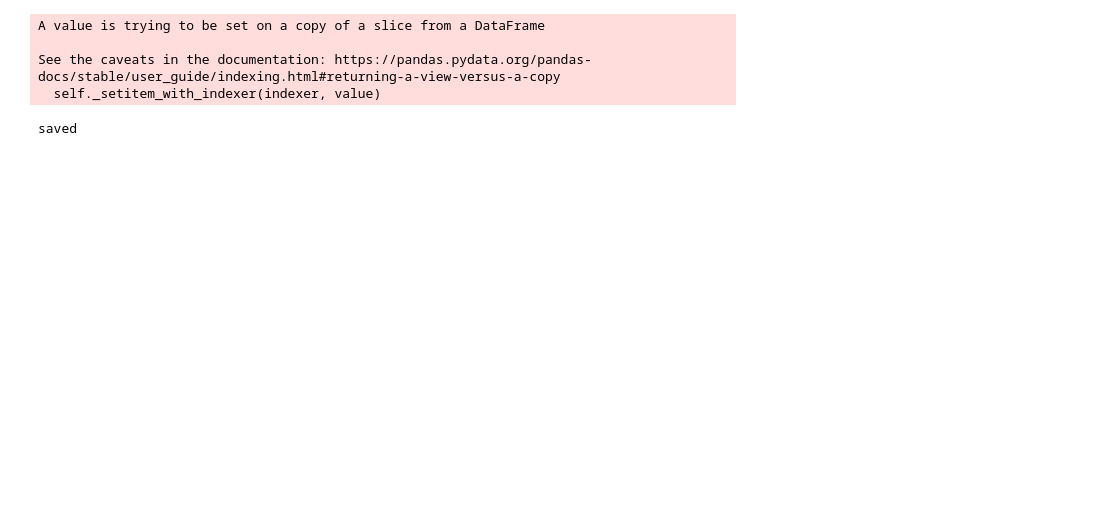
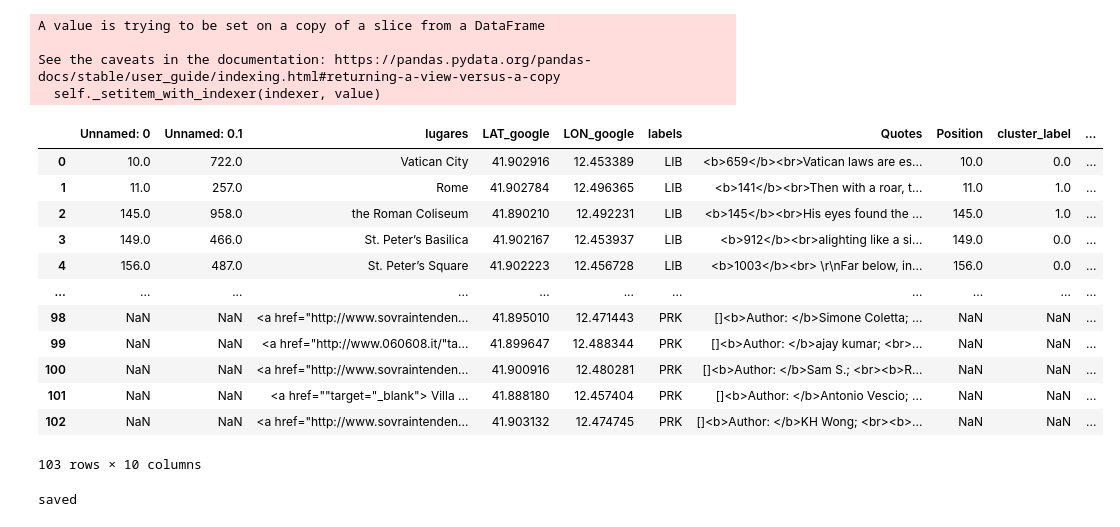
Before and after one commit to pjwork00/ProjectWork, a Jupyter notebook: back-end-python/src/Path_time_API.ipynb, the cells around one changed output. Drawn from its saved outputs; the diff is of its cells as text; code cells hidden in the pictures; blank space fills up the shorter version.

```diff
--- a/back-end-python/src/Path_time_API.ipynb
+++ b/back-end-python/src/Path_time_API.ipynb
@@ -145,3 +188,8 @@ POIs_ext=GetPOIs(api_key, location_med, Points[2], days, CLT, NAT, REC, SPEED)
+# %%
+frames = [POIs_ext, POIs_ext_2,POIs_ext_3, POIs_ext_4]
+POIs_all=pd.concat(frames)
+# %%
+POIs_all=POIs_all.reset_index(drop=True)
 # %%
 Hotels.index[1]
 # %% [output]
@@ -233,10 +300,11 @@ def add_POIs_df(df, POIs_ext):
     #hh=df.groupby(['LON_google']).agg(lambda col: '\n'.join(col))
     df_unicos=df.drop_duplicates(subset ="LON_google")
     df_unicos= df_unicos.append(pd.DataFrame({'LAT_google': POIs_ext.LAT, 'LON_google': POIs_ext.LON,
-    'labels': "TOUR", 'lugares': '<a href="'+ (POIs_ext.Website)  +'"target="_blank"> ' + (POIs_ext.Name) + ' </a>' +
+    'labels': POIs_ext.type, 'lugares': '<a href="'+ (POIs_ext.Website)  +'"target="_blank"> ' + (POIs_ext.Name)
+    + ' </a>' +
     "<br><b>Rating: </b>" + (POIs_ext.Rating) +
     #"<br><b>Website: </b>" + (POIs_ext.Website) +
-    "<br><b>Popularity: </b><br>" + (POIs_ext.Popularity), 'Quotes': POIs_ext.iloc[:,-1]}), ignore_index=True)
+    "<br><b>Popularity: </b><br>" + (POIs_ext.Popularity), 'Quotes': POIs_ext.iloc[:,-2]}), ignore_index=True)
 
     s=df.assign(count=1).groupby(['LON_google','LAT_google']).agg({'count':'sum',
     'Quotes_total':lambda x : '<br>'.join(set(x))}).reset_index()
@@ -248,12 +316,28 @@ def add_POIs_df(df, POIs_ext):
 
     return df_unicos
 # %%
-df_unicos=add_POIs_df(df, POIs_ext)
+df_unicos=add_POIs_df(df, POIs_all)
 # %% [output]
 A value is trying to be set on a copy of a slice from a DataFrame
 
 See the caveats in the documentation: https://pandas.pydata.org/pandas-docs/stable/user_guide/indexing.html#returning-a-view-versus-a-copy
   self._setitem_with_indexer(indexer, value)
+# %%
+df_unicos
+# %% [output]
+|  | Unnamed: 0 | Unnamed: 0.1 | lugares | LAT_google | LON_google | labels | Quotes | Position | cluster_label | ... |
+| 0 | 10.0 | 722.0 | Vatican City | 41.902916 | 12.453389 | LIB | <b>659</b><br>Vatican laws are es... | 10.0 | 0.0 | ... |
+| 1 | 11.0 | 257.0 | Rome | 41.902784 | 12.496365 | LIB | <b>141</b><br>Then with a roar, t... | 11.0 | 1.0 | ... |
+| 2 | 145.0 | 958.0 | the Roman Coliseum | 41.890210 | 12.492231 | LIB | <b>145</b><br>His eyes found the ... | 145.0 | 1.0 | ... |
+| 3 | 149.0 | 466.0 | St. Peter’s Basilica | 41.902167 | 12.453937 | LIB | <b>912</b><br>alighting like a si... | 149.0 | 0.0 | ... |
+| 4 | 156.0 | 487.0 | St. Peter’s Square | 41.902223 | 12.456728 | LIB | <b>1003</b><br> \r\nFar below, in... | 156.0 | 0.0 | ... |
+| ... | ... | ... | ... | ... | ... | ... | ... | ... | ... | ... |
+| 98 | NaN | NaN | <a href="http://www.sovraintenden... | 41.895010 | 12.471443 | PRK | []<b>Author: </b>Simone Coletta; ... | NaN | NaN | ... |
+| 99 | NaN | NaN | <a href="http://www.060608.it/"ta... | 41.899647 | 12.488344 | PRK | []<b>Author: </b>ajay kumar; <br>... | NaN | NaN | ... |
+| 100 | NaN | NaN | <a href="http://www.sovraintenden... | 41.900916 | 12.480281 | PRK | []<b>Author: </b>Sam S.; <br><b>R... | NaN | NaN | ... |
+| 101 | NaN | NaN | <a href=""target="_blank"> Villa ... | 41.888180 | 12.457404 | PRK | []<b>Author: </b>Antonio Vescio; ... | NaN | NaN | ... |
+| 102 | NaN | NaN | <a href="http://www.sovraintenden... | 41.903132 | 12.474745 | PRK | []<b>Author: </b>KH Wong; <br><b>... | NaN | NaN | ... |
+103 rows × 10 columns
 # %%
 def path_dots(df_unicos, Book_name, Hotel_Choosen):
 
```
Also changed, not shown: parts of 28 cells of this notebook, 13 other files.
